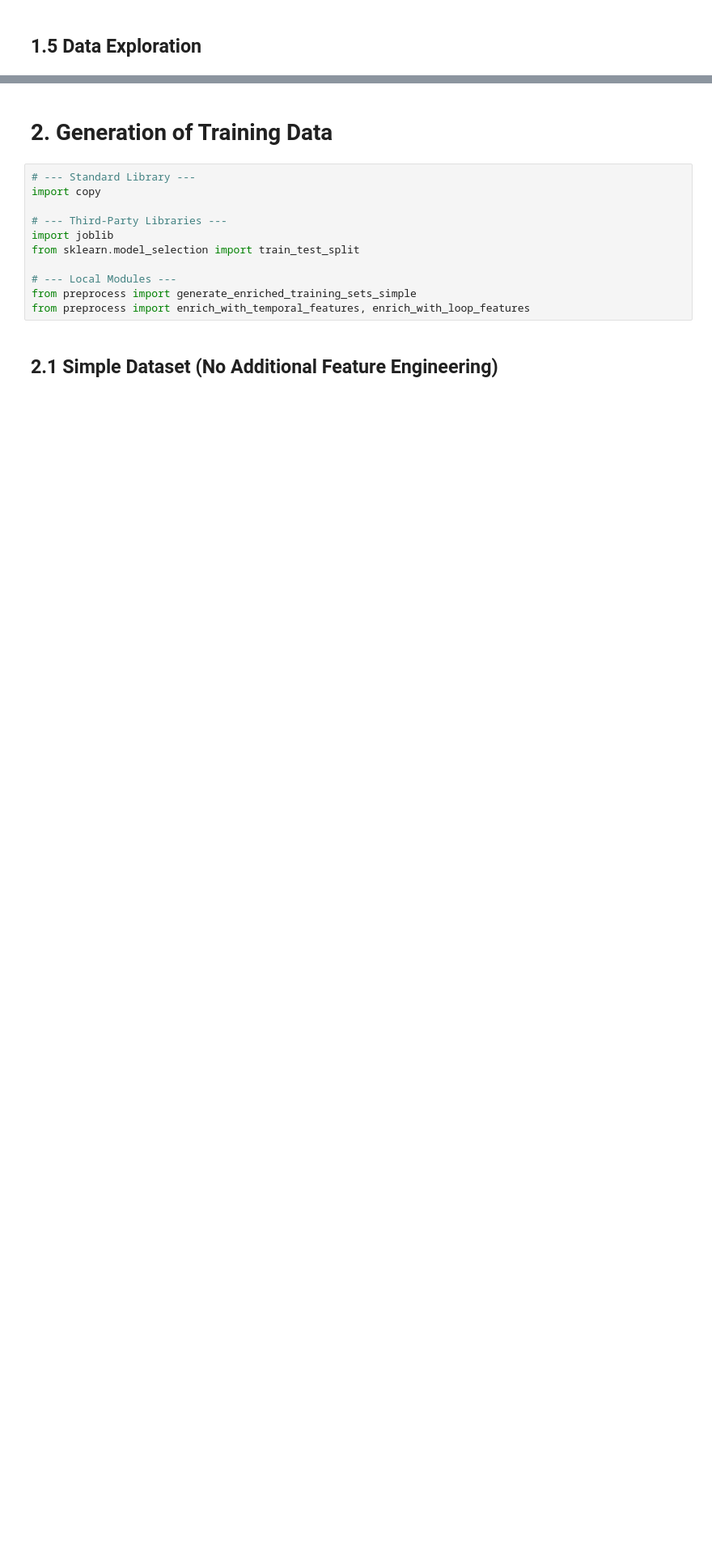
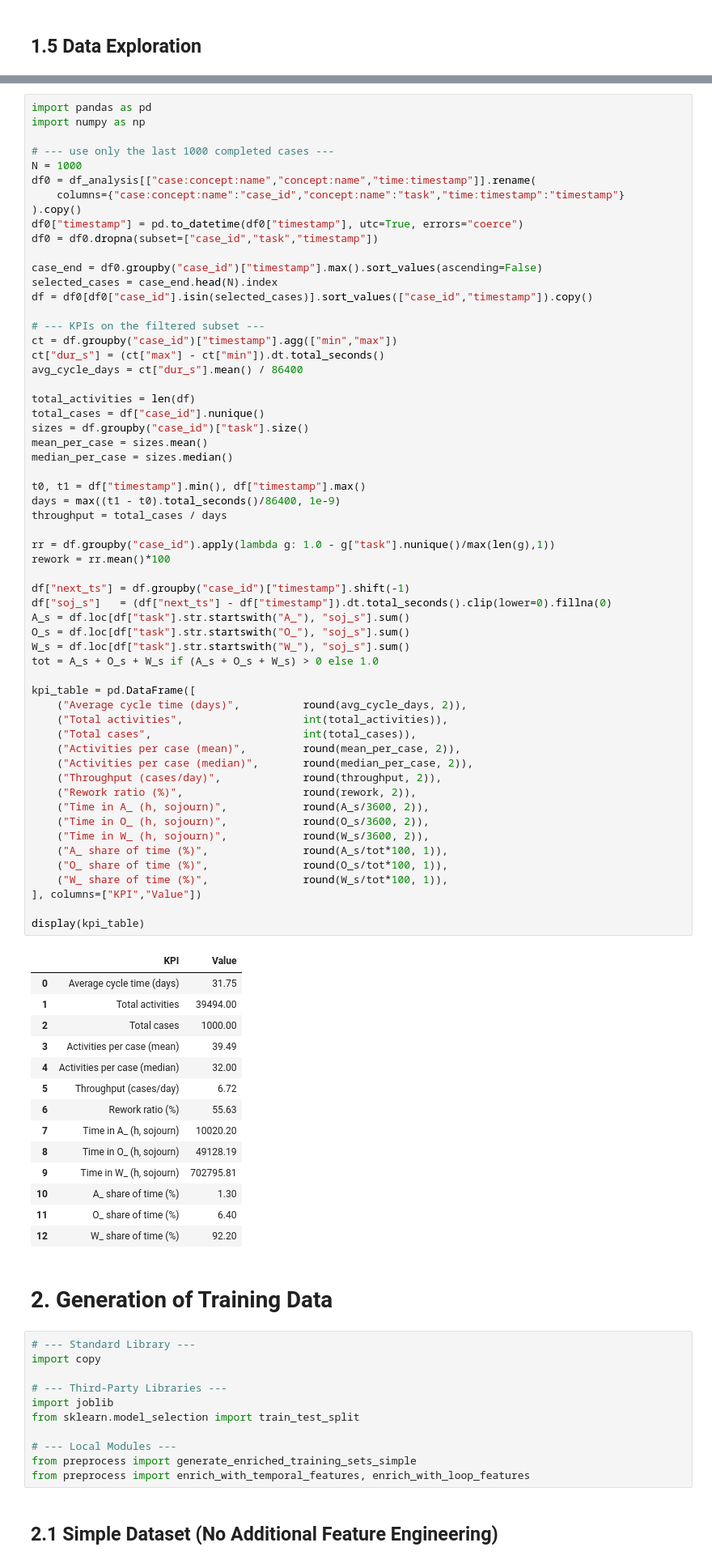
Before and after one commit to ohmayerma/next_activity_prediction, a Jupyter notebook: notebooks/00_data_prep.ipynb, the cells around one changed output, grey strips where cells are left out. Shown at 81% size. Cells and saved outputs as stored; diff of their text form; blank space fills up the shorter version.

```diff
--- a/notebooks/00_data_prep.ipynb
+++ b/notebooks/00_data_prep.ipynb
@@ -212,3 +239,76 @@ df_log.head()
+# %%
+import pandas as pd
+import numpy as np
+
+# --- use only the last 1000 completed cases ---
+N = 1000
+df0 = df_analysis[["case:concept:name","concept:name","time:timestamp"]].rename(
+    columns={"case:concept:name":"case_id","concept:name":"task","time:timestamp":"timestamp"}
+).copy()
+df0["timestamp"] = pd.to_datetime(df0["timestamp"], utc=True, errors="coerce")
+df0 = df0.dropna(subset=["case_id","task","timestamp"])
+
+case_end = df0.groupby("case_id")["timestamp"].max().sort_values(ascending=False)
+selected_cases = case_end.head(N).index
+df = df0[df0["case_id"].isin(selected_cases)].sort_values(["case_id","timestamp"]).copy()
+
+# --- KPIs on the filtered subset ---
+ct = df.groupby("case_id")["timestamp"].agg(["min","max"])
+ct["dur_s"] = (ct["max"] - ct["min"]).dt.total_seconds()
+avg_cycle_days = ct["dur_s"].mean() / 86400
+
+total_activities = len(df)
+total_cases = df["case_id"].nunique()
+sizes = df.groupby("case_id")["task"].size()
+mean_per_case = sizes.mean()
+median_per_case = sizes.median()
+
+t0, t1 = df["timestamp"].min(), df["timestamp"].max()
+days = max((t1 - t0).total_seconds()/86400, 1e-9)
+throughput = total_cases / days
+
+rr = df.groupby("case_id").apply(lambda g: 1.0 - g["task"].nunique()/max(len(g),1))
+rework = rr.mean()*100
+
+df["next_ts"] = df.groupby("case_id")["timestamp"].shift(-1)
+df["soj_s"]   = (df["next_ts"] - df["timestamp"]).dt.total_seconds().clip(lower=0).fillna(0)
+A_s = df.loc[df["task"].str.startswith("A_"), "soj_s"].sum()
+O_s = df.loc[df["task"].str.startswith("O_"), "soj_s"].sum()
+W_s = df.loc[df["task"].str.startswith("W_"), "soj_s"].sum()
+tot = A_s + O_s + W_s if (A_s + O_s + W_s) > 0 else 1.0
+
+kpi_table = pd.DataFrame([
+    ("Average cycle time (days)",          round(avg_cycle_days, 2)),
+    ("Total activities",                   int(total_activities)),
+    ("Total cases",                        int(total_cases)),
+    ("Activities per case (mean)",         round(mean_per_case, 2)),
+    ("Activities per case (median)",       round(median_per_case, 2)),
+    ("Throughput (cases/day)",             round(throughput, 2)),
+    ("Rework ratio (%)",                   round(rework, 2)),
+    ("Time in A_ (h, sojourn)",            round(A_s/3600, 2)),
+    ("Time in O_ (h, sojourn)",            round(O_s/3600, 2)),
+    ("Time in W_ (h, sojourn)",            round(W_s/3600, 2)),
+    ("A_ share of time (%)",               round(A_s/tot*100, 1)),
+    ("O_ share of time (%)",               round(O_s/tot*100, 1)),
+    ("W_ share of time (%)",               round(W_s/tot*100, 1)),
+], columns=["KPI","Value"])
+
+display(kpi_table)
+# %% [output]
+|  | KPI | Value |
+| 0 | Average cycle time (days) | 31.75 |
+| 1 | Total activities | 39494.00 |
+| 2 | Total cases | 1000.00 |
+| 3 | Activities per case (mean) | 39.49 |
+| 4 | Activities per case (median) | 32.00 |
+| 5 | Throughput (cases/day) | 6.72 |
+| 6 | Rework ratio (%) | 55.63 |
+| 7 | Time in A_ (h, sojourn) | 10020.20 |
+| 8 | Time in O_ (h, sojourn) | 49128.19 |
+| 9 | Time in W_ (h, sojourn) | 702795.81 |
+| 10 | A_ share of time (%) | 1.30 |
+| 11 | O_ share of time (%) | 6.40 |
+| 12 | W_ share of time (%) | 92.20 |
 # %% [markdown]
 # 2. Generation of Training Data
 # %%
```
Also changed, not shown: parts of 4 cells of this notebook.
